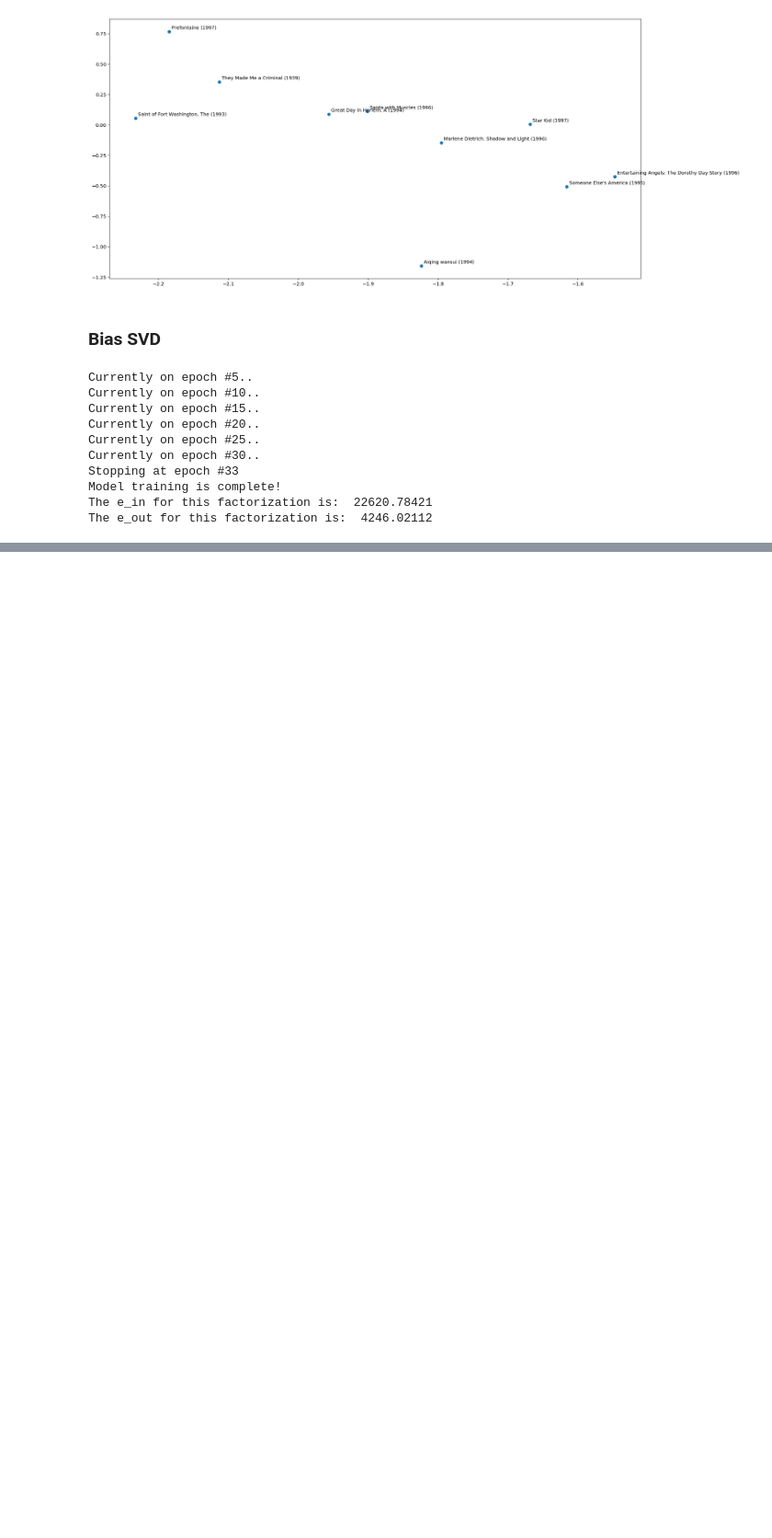
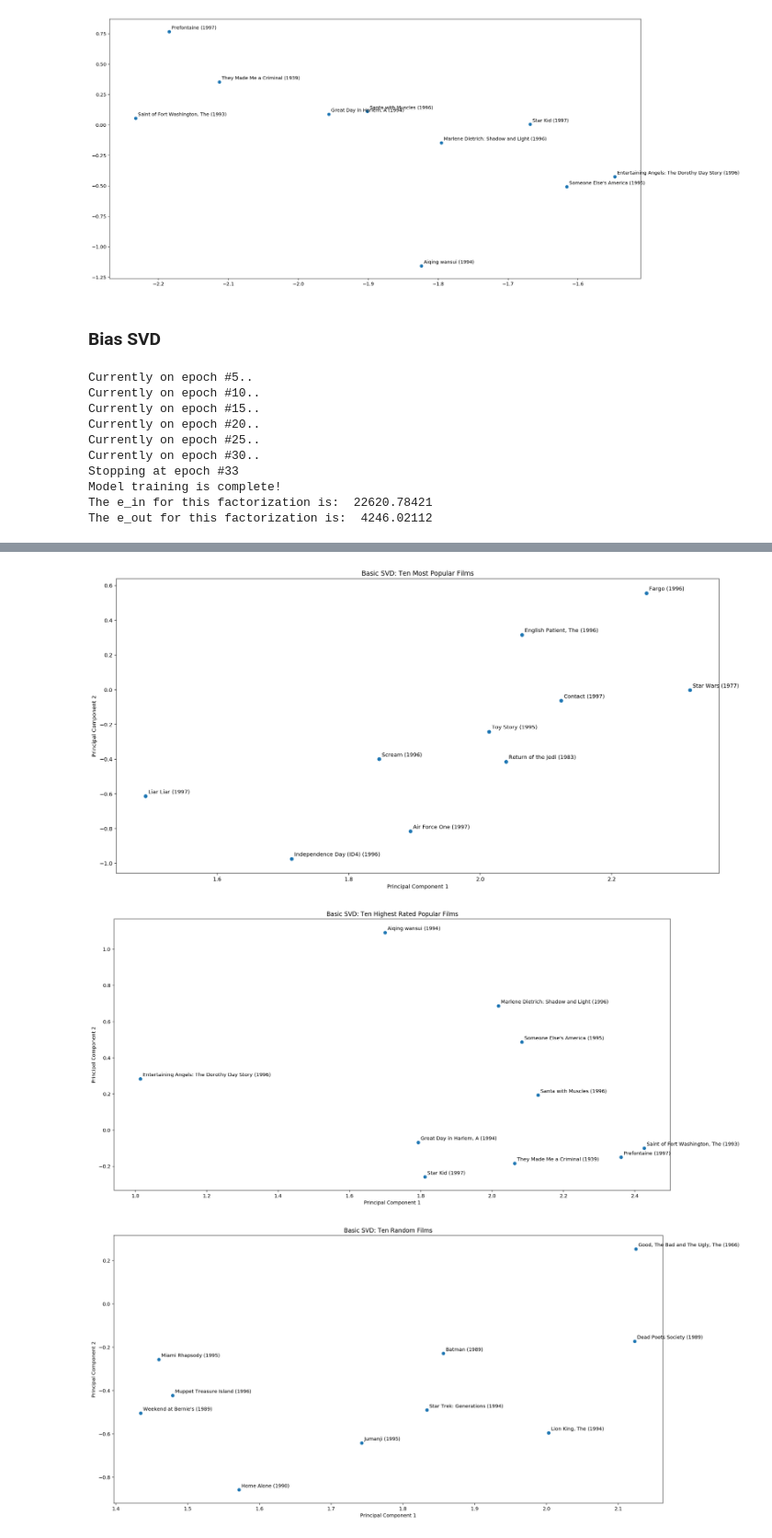
Before and after one commit to Lioscro/cs155-miniproject2, a Jupyter notebook: notebooks/5_matrix_factorization_visualizations.ipynb, the cells around one changed output, grey strips where cells are left out. Shown at 92% size. Drawn from its saved outputs; the diff is of its cells as text; code cells hidden in the pictures; blank space fills up the shorter version.

Commit message:
Modified Graphing and Added Full Visualizations
Modified graphing to add title to graphs and also modified notebook to include full visualizations needed for the report.

```diff
--- a/notebooks/5_matrix_factorization_visualizations.ipynb
+++ b/notebooks/5_matrix_factorization_visualizations.ipynb
@@ -193,0 +194,11 @@ matrix_visualize.plot_2d_projection_V(V.T, df_movies, popular)
+# %%
+# run with the entire dataset
+Y_full = df_data.to_numpy()
+reg = 0.1
+eta = 0.03 # learning rate
+
+# actually run the code
+U_basic, V_basic, err_basic = basic_SVD.train_model(M, N, K, eta, reg, Y_full, max_epochs = 50)
+
+# perform the bias code
+U_bias, V_bias, a, b, err_bias = bias_SVD.train_model(M, N, K, eta, reg, Y_full, max_epochs = 50)
@@ -193,0 +217,35 @@ matrix_visualize.plot_2d_projection_V(V.T, df_movies, popular)
+# %%
+# actually perform the graphing of all the necessary things
+
+# basic plots
+matrix_visualize.plot_2d_projection_V(V_basic.T, df_movies, film_choices.get_popular(),
+                                        "Basic SVD: Ten Most Popular Films")
+matrix_visualize.plot_2d_projection_V(V_basic.T, df_movies, film_choices.get_highest(),
+                                        "Basic SVD: Ten Highest Rated Popular Films")
+matrix_visualize.plot_2d_projection_V(V_basic.T, df_movies, film_choices.random_ten(),
+                                        "Basic SVD: Ten Random Films")
+matrix_visualize.plot_2d_projection_V(V_basic.T, df_movies, film_choices.get_comedy(),
+                                        "Basic SVD: Comedy Films")
+matrix_visualize.plot_2d_projection_V(V_basic.T, df_movies, film_choices.get_action(),
+                                        "Basic SVD: Action Films")
+matrix_visualize.plot_2d_projection_V(V_basic.T, df_movies, film_choices.get_scifi(),
+                                        "Basic SVD: Scifi Films")
+
+
+# bias plots
+matrix_visualize.plot_2d_projection_V(V_bias.T, df_movies, film_choices.get_popular(),
+                                        "Bias SVD: Ten Most Popular Films")
+matrix_visualize.plot_2d_projection_V(V_bias.T, df_movies, film_choices.get_highest(),
+                                        "Bias SVD: Ten Highest Rated Films")
+matrix_visualize.plot_2d_projection_V(V_bias.T, df_movies, film_choices.random_ten(),
+                                        "Bias SVD: Ten Random Films")
+matrix_visualize.plot_2d_projection_V(V_bias.T, df_movies, film_choices.get_comedy(),
+                                        "Bias SVD: Comedy Films")
+matrix_visualize.plot_2d_projection_V(V_bias.T, df_movies, film_choices.get_action(),
+                                        "Bias SVD: Action Films")
+matrix_visualize.plot_2d_projection_V(V_bias.T, df_movies, film_choices.get_scifi(),
+                                        "Bias SVD: Scifi Films")
+# %% [output]
+[figure, added]
+[figure, added]
+[figure, added]
```
Also changed, not shown: parts of 6 cells of this notebook, 1 other file.
